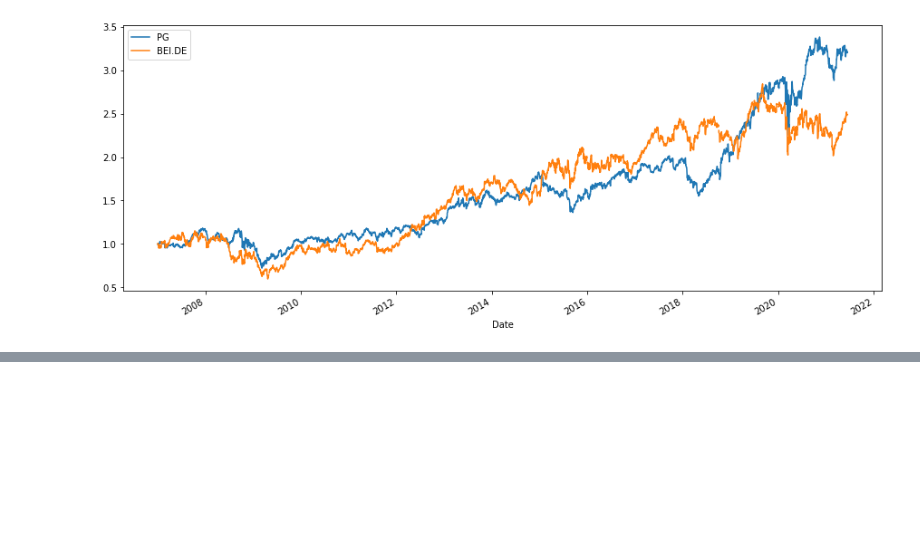
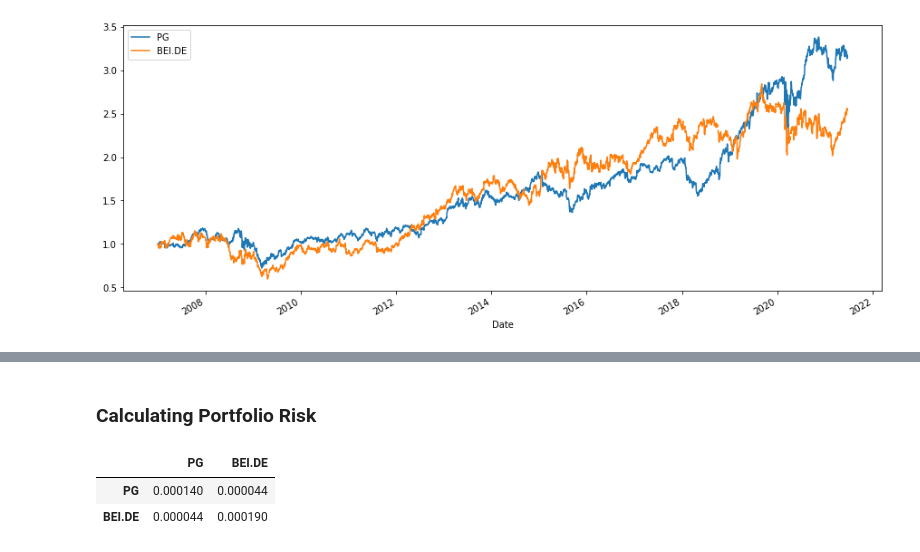
Before and after one commit to aiswra/python-for-finance, a Jupyter notebook: S12 - Measuring Investment Risk.ipynb, the cells around one changed output, grey strips where cells are left out. Drawn from its saved outputs; the diff is of its cells as text; code cells hidden in the pictures; blank space fills up the shorter version.

```diff
--- a/S12 - Measuring Investment Risk.ipynb
+++ b/S12 - Measuring Investment Risk.ipynb
@@ -60,0 +61,8 @@ Annual Standard Deviation: 0.21822274829021668
+# %% [markdown]
+### Calculating Portfolio Risk
+# %%
+daily_returns.cov()
+# %% [output]
+|  | PG | BEI.DE |
+| PG | 0.000140 | 0.000044 |
+| BEI.DE | 0.000044 | 0.000190 |
```
Also changed, not shown: parts of 4 cells of this notebook, 1 other file.
